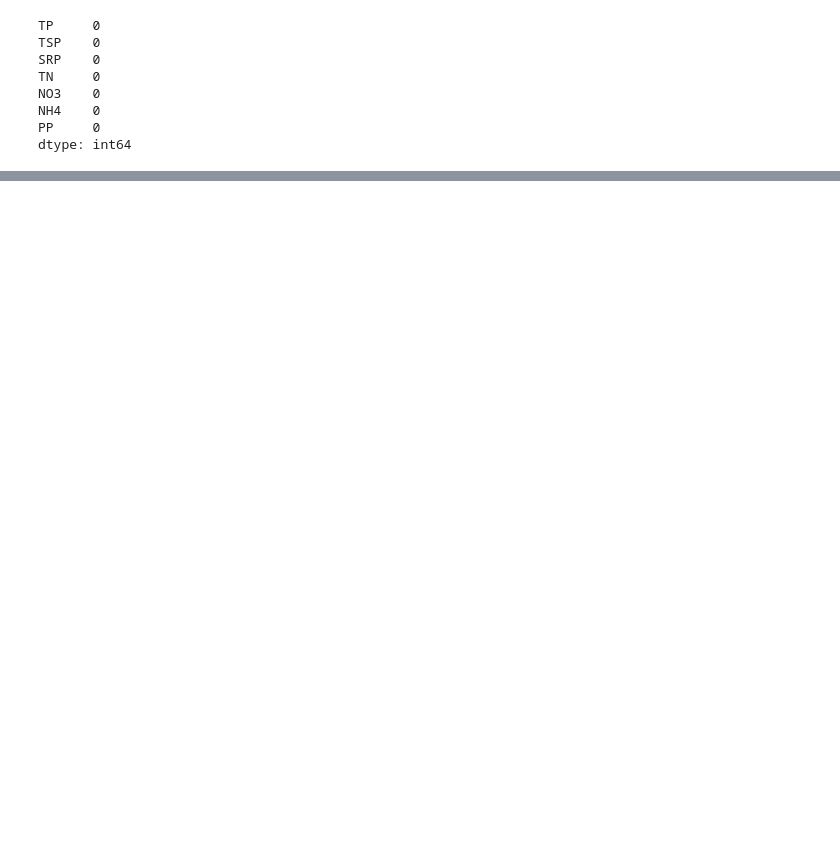
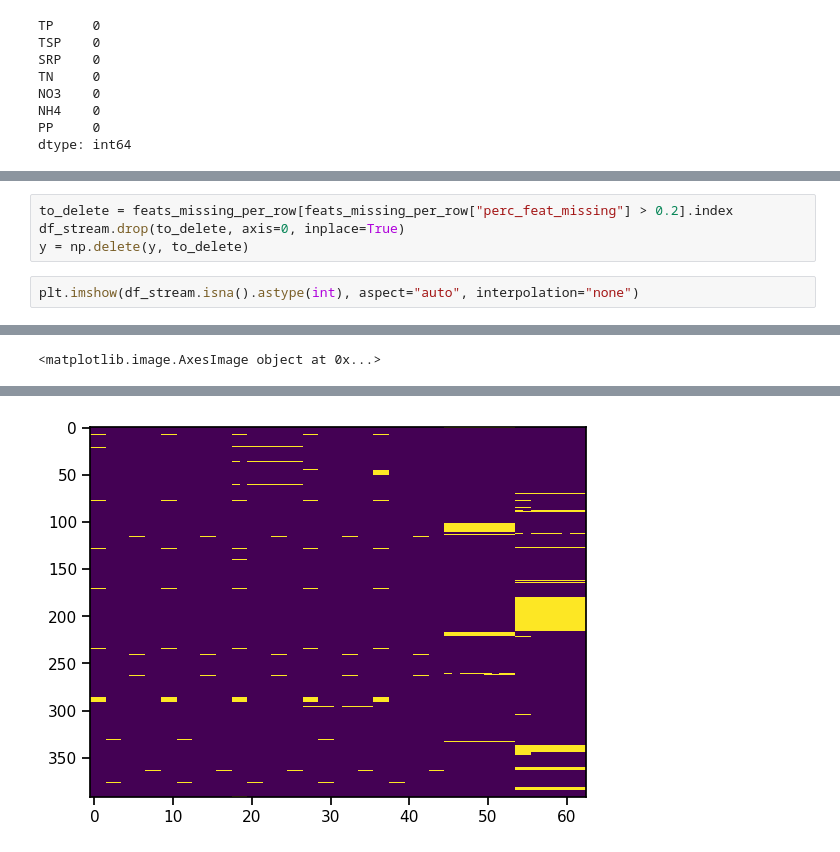
Before and after one commit to jrings/model_citizen, a Jupyter notebook: notebooks/stream_nitrogen/missing_values.ipynb, the cells around one changed output, grey strips where cells are left out. Cells and saved outputs as stored; diff of their text form; blank space fills up the shorter version.

```diff
--- a/notebooks/stream_nitrogen/missing_values.ipynb
+++ b/notebooks/stream_nitrogen/missing_values.ipynb
@@ -118,0 +129,7 @@ For example, when doing 'df[col].method(value, inplace=True)', try using 'df.met
+# %%
+to_delete = feats_missing_per_row[feats_missing_per_row["perc_feat_missing"] > 0.2].index
+df_stream.drop(to_delete, axis=0, inplace=True)
+y = np.delete(y, to_delete)
+# %%
+plt.imshow(df_stream.isna().astype(int), aspect="auto", interpolation="none")
+# %% [output]
@@ -118,0 +137 @@ For example, when doing 'df[col].method(value, inplace=True)', try using 'df.met
+<matplotlib.image.AxesImage object at 0x...>
@@ -118,0 +139 @@ For example, when doing 'df[col].method(value, inplace=True)', try using 'df.met
+[figure, added]
```
Also changed, not shown: parts of 12 cells of this notebook.
